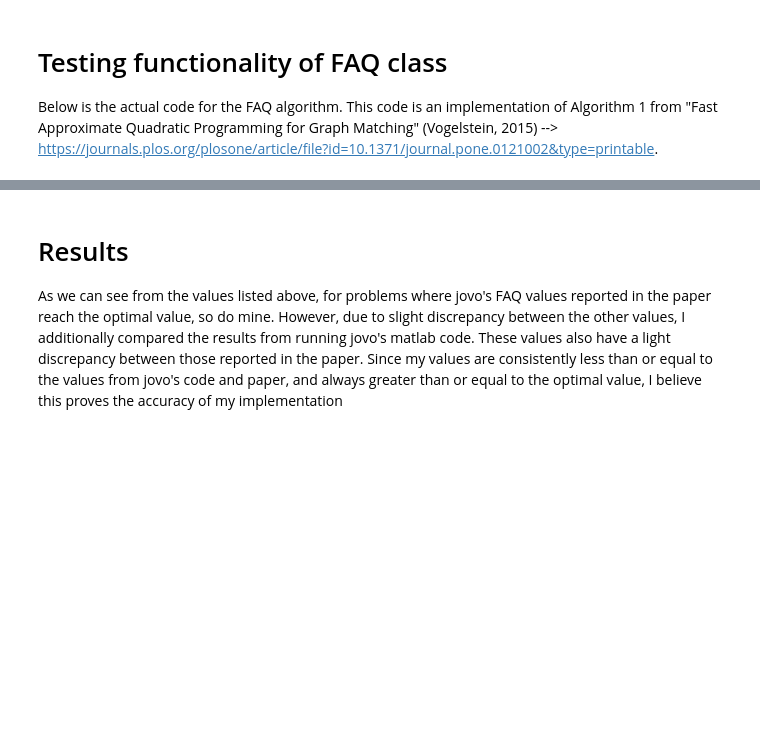
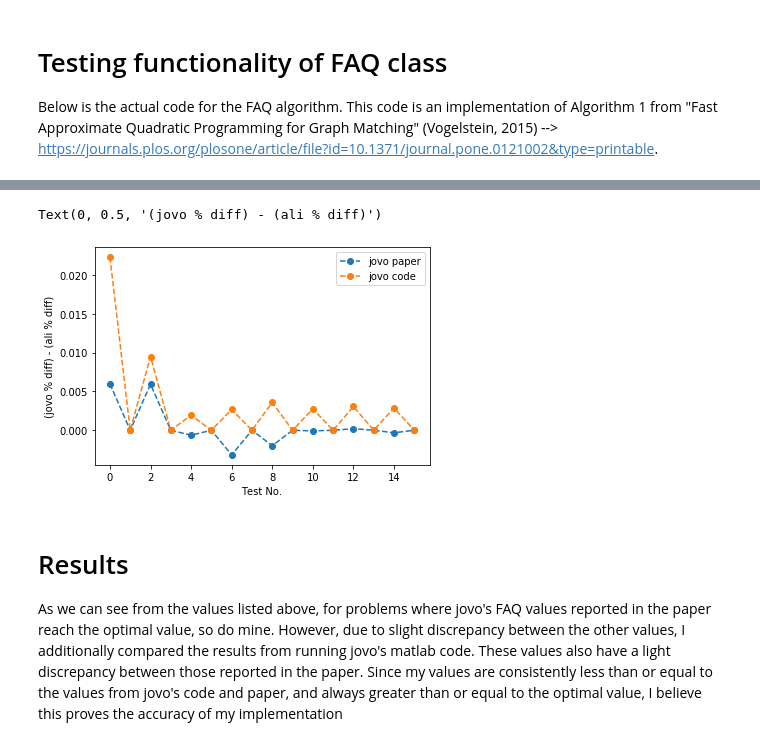
Before and after one commit to NeuroDataDesign/team-networkclass, a Jupyter notebook: Ali/faq_performance.ipynb, the cells around one changed output, grey strips where cells are left out. Drawn from its saved outputs; the diff is of its cells as text; code cells hidden in the pictures; blank space fills up the shorter version.

```diff
--- a/Ali/faq_performance.ipynb
+++ b/Ali/faq_performance.ipynb
@@ -422,0 +492,16 @@ print(lipa90b.ofv_)
+# %%
+with open('qapdata/lipa90a.dat') as f:
+        f = [int(elem) for elem in f.read().split()]
+
+# adjusting
+f = np.array(f[1:])
+n = int(math.sqrt(len(f)/2))
+f = f.reshape(2*n,n)
+A = f[:n,:]
+B = f[n:,:]
+barycenter = FAQ(2,"barycenter")
+lipa90a = barycenter.fit(A,B)
+
+faqali[14]=(lipa90a.ofv_)
+problems[14]=('lipa90a')
+print(lipa90a.ofv_)
@@ -422,0 +510,16 @@ print(lipa90b.ofv_)
+# %%
+with open('qapdata/lipa90b.dat') as f:
+        f = [int(elem) for elem in f.read().split()]
+
+# adjusting
+f = np.array(f[1:])
+n = int(math.sqrt(len(f)/2))
+f = f.reshape(2*n,n)
+A = f[:n,:]
+B = f[n:,:]
+barycenter = FAQ(2,"barycenter")
+lipa90b = barycenter.fit(A,B)
+
+faqali[15]=(lipa90b.ofv_)
+problems[15]=('lipa90b')
+print(lipa90b.ofv_)
@@ -433,5 +541,7 @@ faq_paper = [3791,27076,13571,151426,32109,476581,62962,1210244,108488,2520135,
             171820,4603200,256073,7763962,363927,12490441]
 faq_jovo_code = [3851,27076,13618,151426,32190,476581,63325,1210244,109085, 2520135,
                 172301,4603200, 256797,7763962,365080,12490441]
+paper = [((faq_paper[x]-optimal[x])/optimal[x])-((faqali[x]-optimal[x])/optimal[x])for x in range(16)]
+jovocode = [(faq_jovo_code[x]-optimal[x])/optimal[x]-(faqali[x]-optimal[x])/optimal[x] for x in range(16)]
 # %%
 import plotly.graph_objects as go
@@ -444,3 +556,12 @@ fig.show()
+# %%
+plt.plot(list(range(16)), paper,linestyle='dashed',marker = 'o', label = "jovo paper" )
+plt.plot(list(range(16)), jovocode,linestyle='dashed',marker = 'o', label = 'jovo code')
+plt.legend()
+plt.xlabel('Test No.')
+plt.ylabel('(jovo % diff) - (ali % diff)')
+# %% [output]
+Text(0, 0.5, '(jovo % diff) - (ali % diff)')
+[figure, added]
 # %% [markdown]
 # Results
 As we can see from the values listed above, for problems where jovo's FAQ values reported in the paper reach the optimal value, so do mine. However, due to slight discrepancy between the other values, I additionally compared the results from running jovo's matlab code. These values also have a light discrepancy between those reported in the paper. Since my values are consistently less than or equal to the values from jovo's code and paper, and always greater than or equal to the optimal value, I believe this proves the accuracy of my implementation
```
Also changed, not shown: parts of 77 cells of this notebook.
